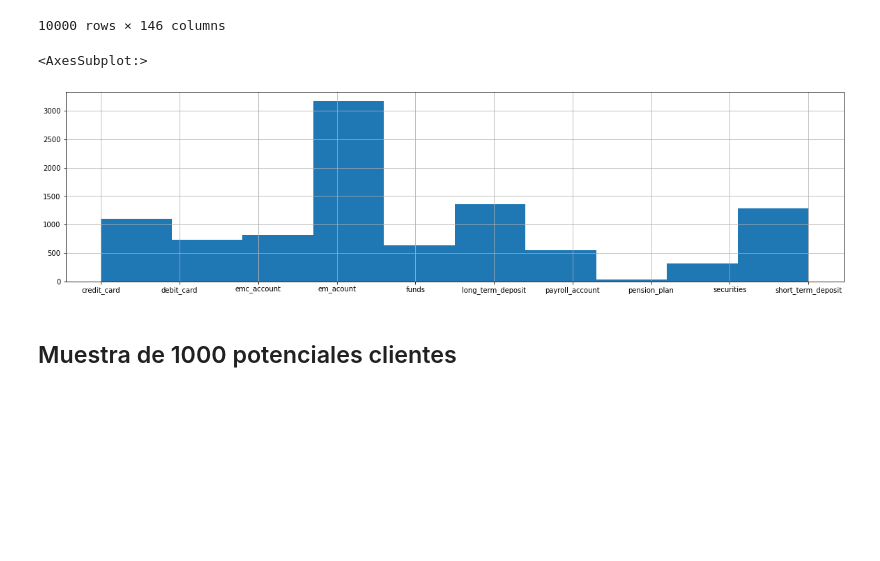
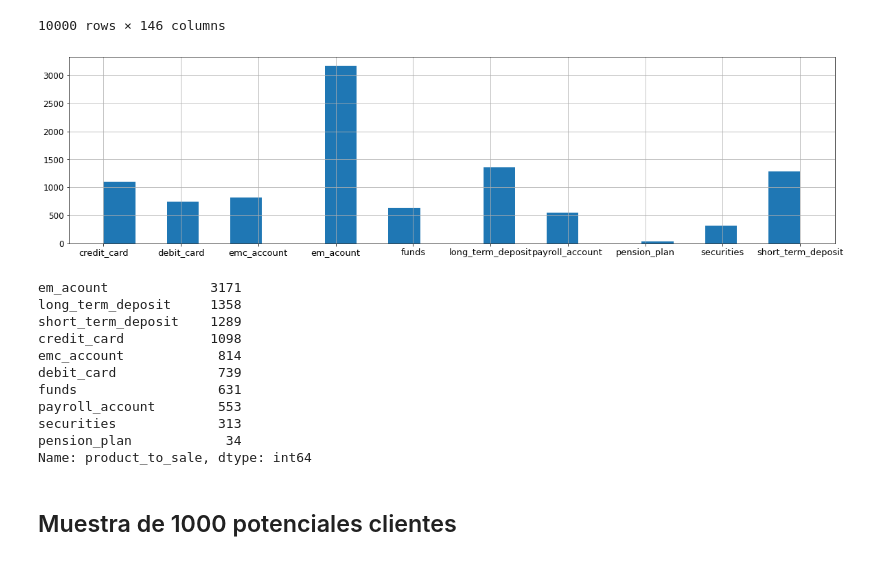
Before and after one commit to Nerea26/easy-money, a Jupyter notebook: notebooks/5-recomendation-personalization.ipynb, the cells around one changed output. Cells and saved outputs as stored; diff of their text form; code cells hidden in the pictures; blank space fills up the shorter version.

```diff
--- a/notebooks/7.0-aamv-recomendation-personalization.ipynb
+++ b/notebooks/5-recomendation-personalization.ipynb
@@ -185,10 +198,22 @@ df_filtered
 10000 rows × 146 columns
 # %%
 plt.figure(figsize=(20, 5))
-df_filtered["product_to_sale"].hist()
+df_filtered["product_to_sale"].hist(bins=22, xlabelsize=13, ylabelsize=12)
+plt.show()
+df_filtered["product_to_sale"].value_counts()
 # %% [output]
+[figure, new version]
-<AxesSubplot:>
+em_acount             3171
+long_term_deposit     1358
+short_term_deposit    1289
+credit_card           1098
+emc_account            814
+debit_card             739
+funds                  631
+payroll_account        553
+securities             313
+pension_plan            34
+Name: product_to_sale, dtype: int64
-[figure, old version]
 # %% [markdown]
 ## Muestra de 1000 potenciales clientes
 # %%
```
Also changed, not shown: parts of 3 cells of this notebook, 9 other files.
